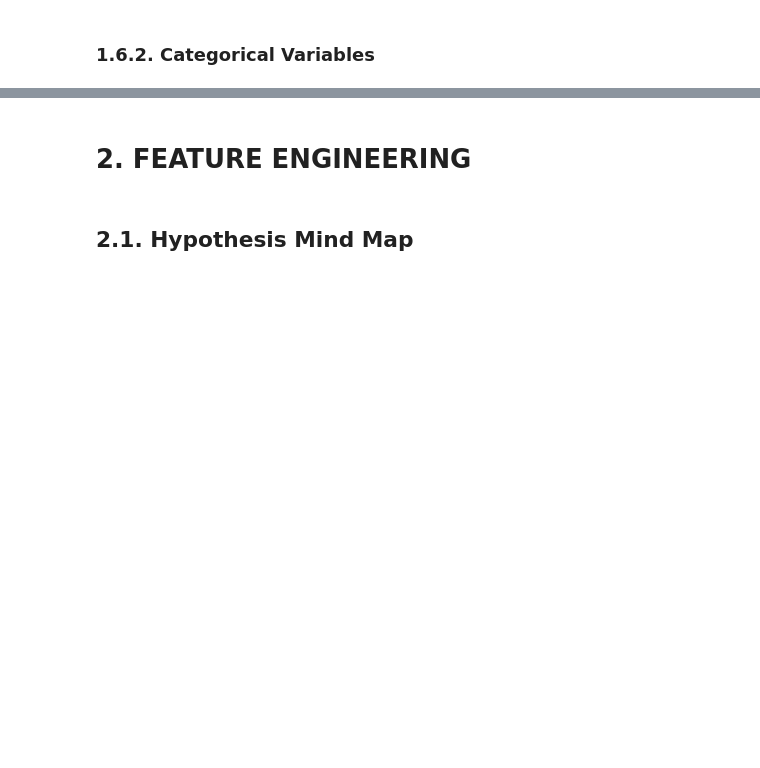
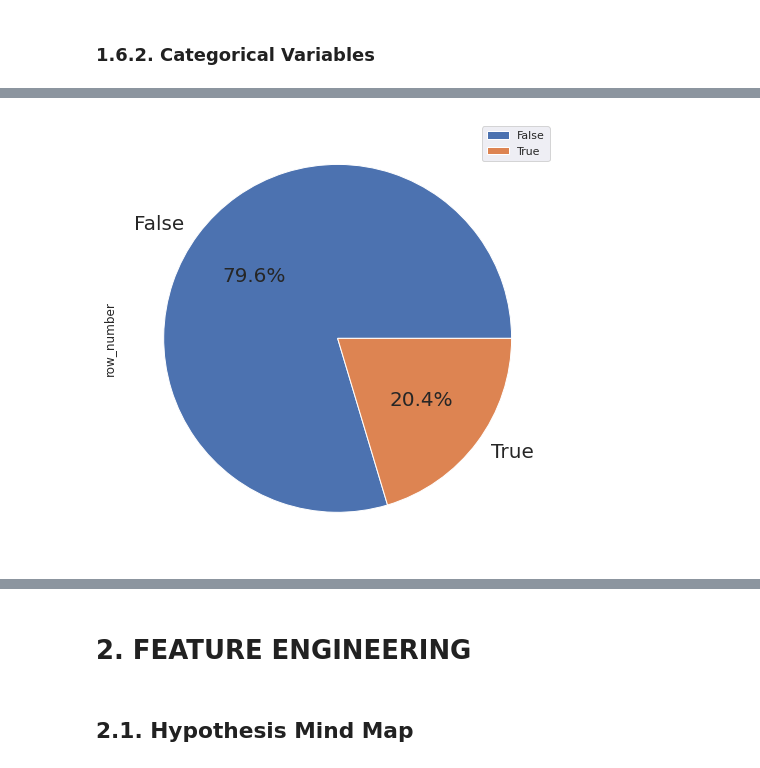
Before and after one commit to diandramelo/Churn_Prediction, a Jupyter notebook: v01-churn_prediction.ipynb, the cells around one changed output, grey strips where cells are left out. Drawn from its saved outputs; the diff is of its cells as text; code cells hidden in the pictures; blank space fills up the shorter version.

```diff
--- a/v01-churn_prediction.ipynb
+++ b/v01-churn_prediction.ipynb
@@ -215,6 +293,23 @@ cat_attributes.head()
 | 2 | 3 | 15619304 | Onio | France | Female | True | False | True |
 | 3 | 4 | 15701354 | Boni | France | Female | False | False | False |
 | 4 | 5 | 15737888 | Mitchell | Spain | Female | True | True | False |
+# %%
+# data = df1[['row_number', 'gender']].groupby('gender').count()
+# data.plot.pie(y = 'row_number', autopct = '%.1f%%', textprops = {'fontsize': 20});
+
+# data = df1[['row_number', 'geography']].groupby('geography').count()
+# data.plot.pie(y = 'row_number', autopct = '%.1f%%', textprops = {'fontsize': 20});
+
+# data = df1[['row_number', 'has_cr_card']].groupby('has_cr_card').count()
+# data.plot.pie(y = 'row_number', autopct = '%.1f%%', textprops = {'fontsize': 20});
+
+# data = df1[['row_number', 'is_active_member']].groupby('is_active_member').count()
+# data.plot.pie(y = 'row_number', autopct = '%.1f%%', textprops = {'fontsize': 20});
+
+data = df1[['row_number', 'exited']].groupby('exited').count()
+data.plot.pie(y = 'row_number', autopct = '%.1f%%', textprops = {'fontsize': 20});
+# %% [output]
+[figure, added]
 # %%
 # # exited
 # plt.subplot = (3, 2, 5)
```
Also changed, not shown: parts of 86 cells of this notebook.
